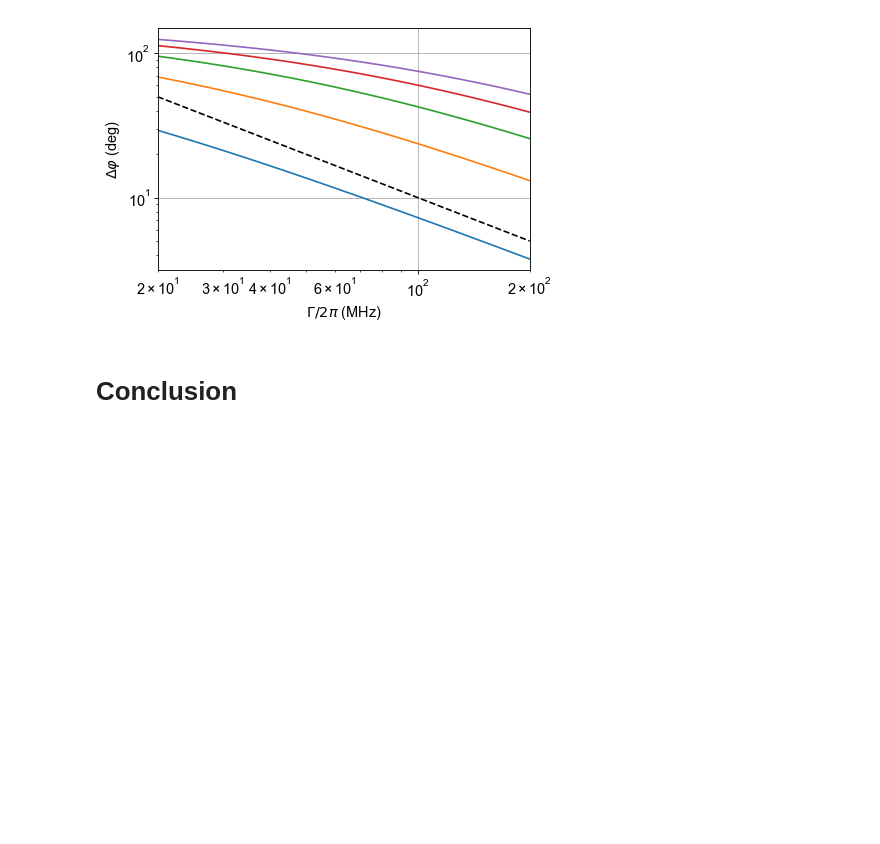
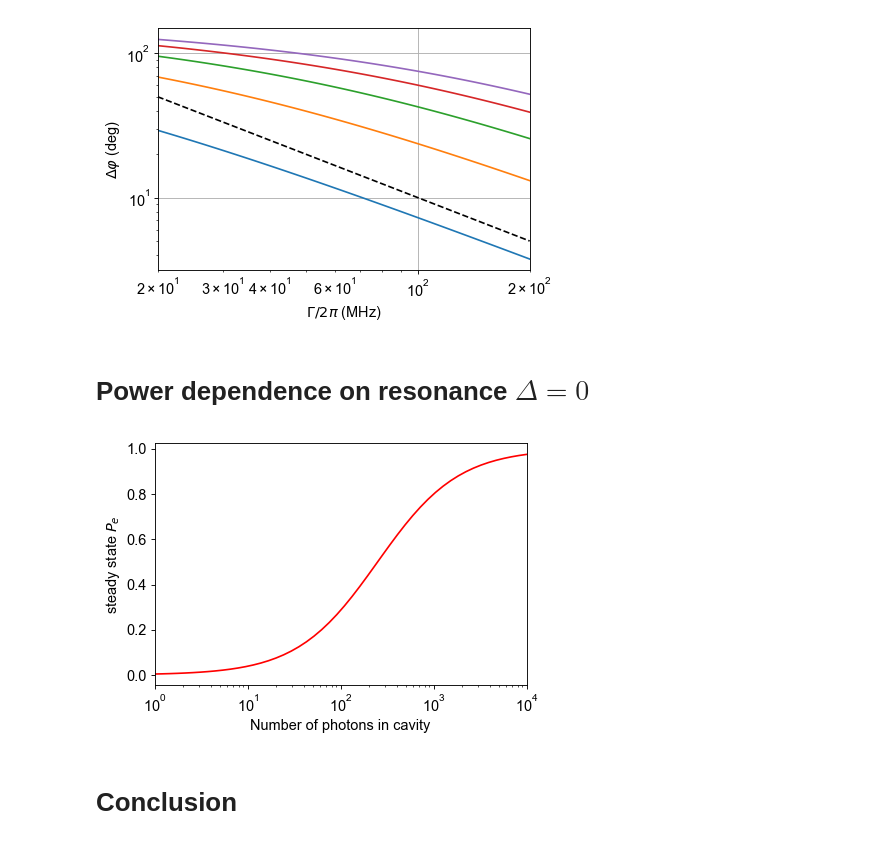
Before and after one commit to gkoolstra/ipython-notebooks, a Jupyter notebook: 20180129 - Single tone signals as function of g and gamma.ipynb, the cells around one changed output. Saved outputs shown, nothing was run; the diff lists cells and outputs as text; code cells hidden in the pictures; blank space fills up the shorter version.

Commit message:
Added power sweep plot and estimates

```diff
--- a/20180129 - Single tone signals as function of g and gamma.ipynb
+++ b/20180129 - Single tone signals as function of g and gamma.ipynb
@@ -154,6 +163,26 @@ plt.xlim(np.min(gammas/1e6), np.max(gammas)/1e6)
 # %% [output]
 (20.0, 200.0)
 [figure]
+# %% [markdown]
+# Power dependence on resonance $\Delta = 0$
+# %%
+g = 10E6
+T1 = 10E-9
+T2 = 1E-9
+ns = np.logspace(0, 4)
+
+def Pe(n):
+    return 1 / (1 + 1 / (4 * n * g ** 2 * T1 * T2))
+
+fig = plt.figure()
+common.configure_axes(13)
+plt.plot(ns, Pe(ns), '-r')
+plt.xlabel("Number of photons in cavity")
+plt.ylabel("steady state $P_e$")
+plt.xlim(np.min(ns), np.max(ns))
+plt.xscale('log')
+# %% [output]
+[figure, added]
 # %% [markdown]
 # Conclusion
 # %% [markdown]
```
Also changed, not shown: parts of 1 cell of this notebook.
